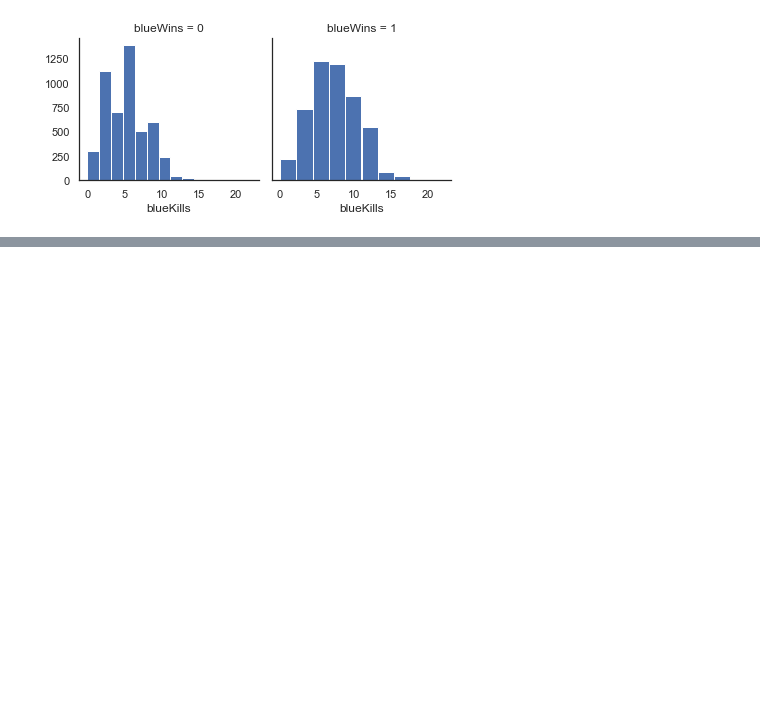
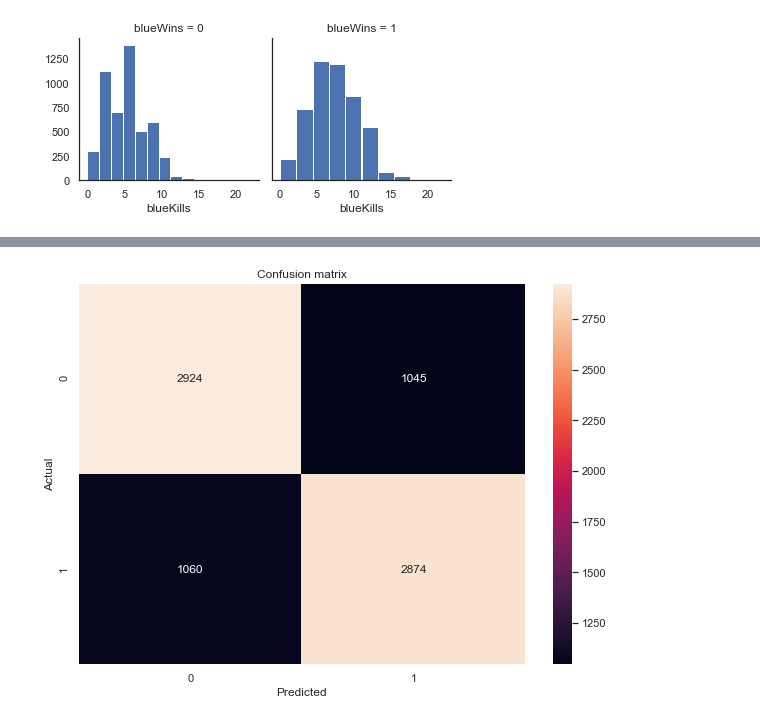
Before and after one commit to gregor-ovsenjak/League_of_Legends_predictor, a Jupyter notebook: Explore.ipynb, the cells around one changed output, grey strips where cells are left out. Saved outputs shown, nothing was run; the diff lists cells and outputs as text; code cells hidden in the pictures; blank space fills up the shorter version.

```diff
--- a/Explore.ipynb
+++ b/Explore.ipynb
@@ -82,0 +84,15 @@ cv_results
+# %%
+from sklearn.metrics import confusion_matrix
+from sklearn.model_selection import cross_val_predict
+from sklearn.linear_model import LogisticRegression
+''' Zaradi najboljših rezultatov se osredotočim predvsem na model logistične regresije'''
+LR = LogisticRegression()
+y_pred = cross_val_predict(LR,train_sc,target_train,cv=3)
+cm = confusion_matrix(target_train,y_pred)
+plt.figure(figsize=(10,7))
+ax = sns.heatmap(cm, annot=True, fmt='g')
+ax.set_ylabel('Actual')
+ax.set_xlabel('Predicted')
+_ = ax.set_title('Confusion matrix')
+# %% [output]
+[figure, added]
```
Also changed, not shown: parts of 6 cells of this notebook.
